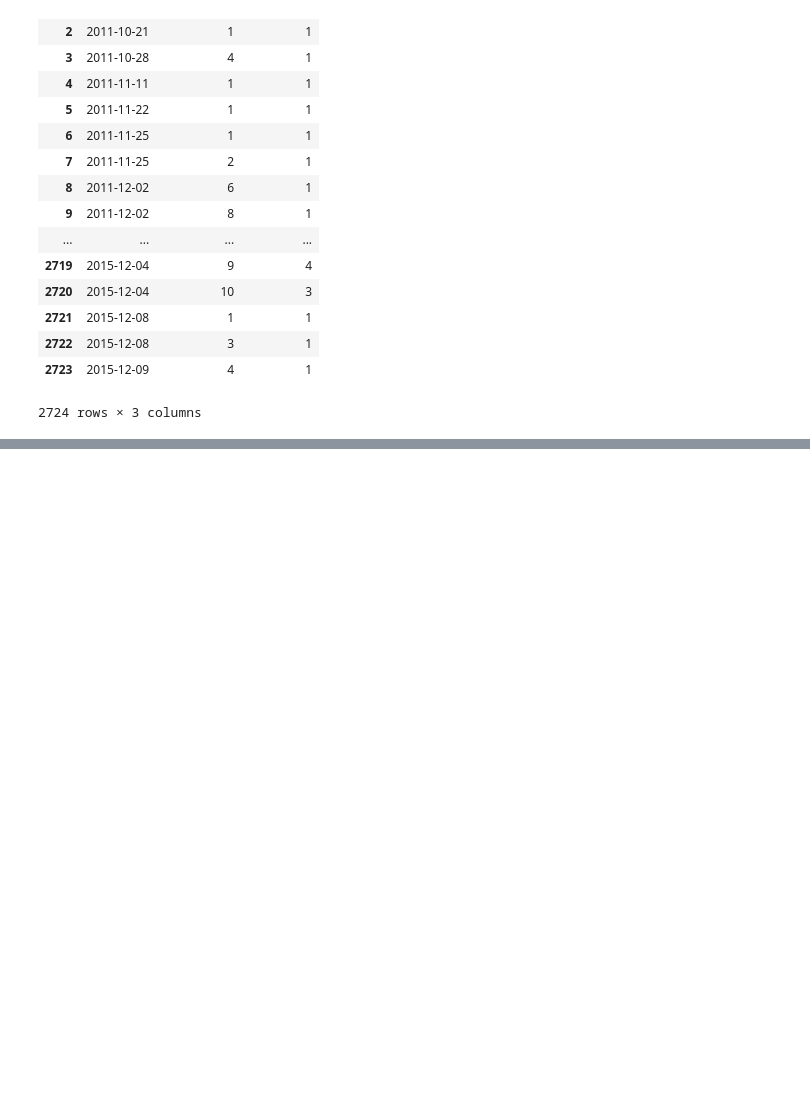
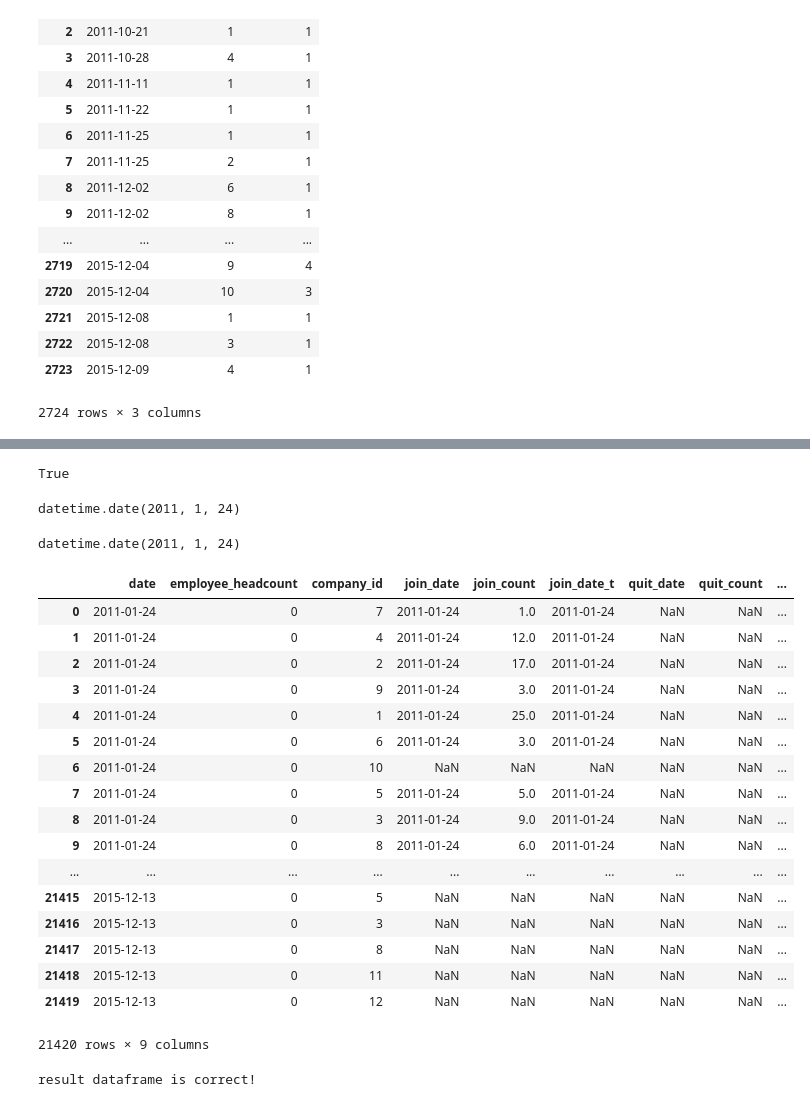
Before and after one commit to yutsai84/Datachallenge, a Jupyter notebook: Employee Retention.ipynb, the cells around one changed output, grey strips where cells are left out. Drawn from its saved outputs; the diff is of its cells as text; code cells hidden in the pictures; blank space fills up the shorter version.

Commit message:
completed headcount cumsum per company

```diff
--- a/Employee Retention.ipynb
+++ b/Employee Retention.ipynb
@@ -232,3 +214,14 @@ df_quit
 | 2722 | 2015-12-08 | 3 | 1 |
 | 2723 | 2015-12-09 | 4 | 1 |
 2724 rows × 3 columns
+# %%
+for i in range(len(df_join['join_date'])):
+    df_join.loc[i, 'join_date_t'] = datetime.datetime.strptime(df_join['join_date'][i], '%Y-%m-%d').date()
+
+for i in range(len(df_quit['quit_date'])):
+    df_quit.loc[i, 'quit_date_t'] = datetime.datetime.strptime(df_quit['quit_date'][i], '%Y-%m-%d').date()
+
+
+
+result= pd.merge(df_hc, df_join, left_on = ['date', 'company_id'], right_on = ['join_date_t', 'company_id'], how = 'outer')
+result = pd.merge(result, df_quit, left_on = ['date', 'company_id'], right_on = ['quit_date_t', 'company_id'], how = 'outer')
@@ -234,0 +245,40 @@ df_quit
+# %%
+df_hc['date'][0] == df_join['join_date_t'][0]
+# %% [output]
+True
+# %%
+df_hc['date'][0]
+# %% [output]
+datetime.date(2011, 1, 24)
+# %%
+df_join['join_date_t'][0]
+# %% [output]
+datetime.date(2011, 1, 24)
+# %%
+result
+# %% [output]
+|  | date | employee_headcount | company_id | join_date | join_count | join_date_t | quit_date | quit_count | ... |
+| 0 | 2011-01-24 | 0 | 7 | 2011-01-24 | 1.0 | 2011-01-24 | NaN | NaN | ... |
+| 1 | 2011-01-24 | 0 | 4 | 2011-01-24 | 12.0 | 2011-01-24 | NaN | NaN | ... |
+| 2 | 2011-01-24 | 0 | 2 | 2011-01-24 | 17.0 | 2011-01-24 | NaN | NaN | ... |
+| 3 | 2011-01-24 | 0 | 9 | 2011-01-24 | 3.0 | 2011-01-24 | NaN | NaN | ... |
+| 4 | 2011-01-24 | 0 | 1 | 2011-01-24 | 25.0 | 2011-01-24 | NaN | NaN | ... |
+| 5 | 2011-01-24 | 0 | 6 | 2011-01-24 | 3.0 | 2011-01-24 | NaN | NaN | ... |
+| 6 | 2011-01-24 | 0 | 10 | NaN | NaN | NaN | NaN | NaN | ... |
+| 7 | 2011-01-24 | 0 | 5 | 2011-01-24 | 5.0 | 2011-01-24 | NaN | NaN | ... |
+| 8 | 2011-01-24 | 0 | 3 | 2011-01-24 | 9.0 | 2011-01-24 | NaN | NaN | ... |
+| 9 | 2011-01-24 | 0 | 8 | 2011-01-24 | 6.0 | 2011-01-24 | NaN | NaN | ... |
+| ... | ... | ... | ... | ... | ... | ... | ... | ... | ... |
+| 21415 | 2015-12-13 | 0 | 5 | NaN | NaN | NaN | NaN | NaN | ... |
+| 21416 | 2015-12-13 | 0 | 3 | NaN | NaN | NaN | NaN | NaN | ... |
+| 21417 | 2015-12-13 | 0 | 8 | NaN | NaN | NaN | NaN | NaN | ... |
+| 21418 | 2015-12-13 | 0 | 11 | NaN | NaN | NaN | NaN | NaN | ... |
+| 21419 | 2015-12-13 | 0 | 12 | NaN | NaN | NaN | NaN | NaN | ... |
+21420 rows × 9 columns
+# %%
+if result['join_count'].sum() == 24700 and result['quit_count'].sum() == 13508:
+    print 'result dataframe is correct!'
+else:
+    print 'please re-check your code for creating result dataframe!'
+# %% [output]
+result dataframe is correct!
```
Also changed, not shown: parts of 5 cells of this notebook.
